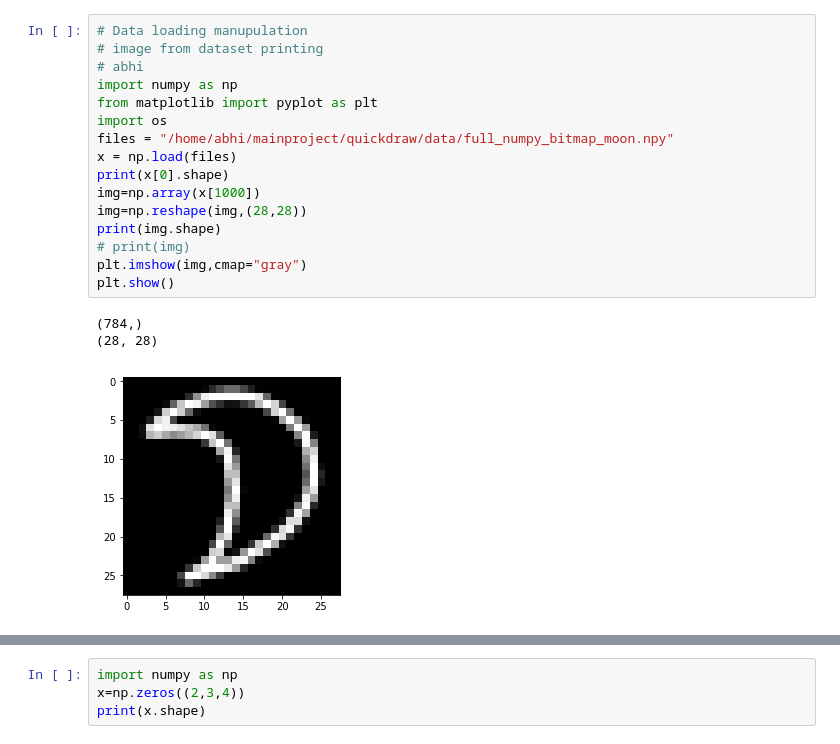
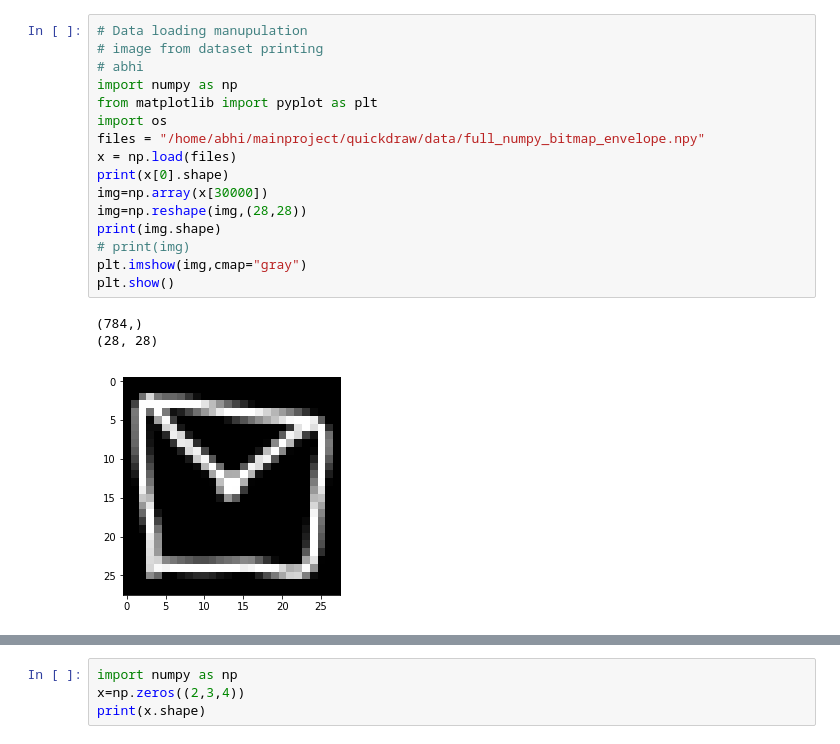
Before and after one commit to abhichacko/Quickdraw, a Jupyter notebook: quickdrawapplication.ipynb, the cells around one changed output, grey strips where cells are left out. Saved outputs shown, nothing was run; the diff lists cells and outputs as text.

```diff
--- a/quickdrawapplication.ipynb
+++ b/quickdrawapplication.ipynb
@@ -65,23 +69,23 @@ with open("labels", "wb") as f:
 # %%
 # Data loading manupulation
 # image from dataset printing
 # abhi
 import numpy as np
 from matplotlib import pyplot as plt
 import os
-files = "/home/abhi/mainproject/quickdraw/data/full_numpy_bitmap_moon.npy"
+files = "/home/abhi/mainproject/quickdraw/data/full_numpy_bitmap_envelope.npy"
 x = np.load(files)
 print(x[0].shape)
-img=np.array(x[1000])
+img=np.array(x[30000])
 img=np.reshape(img,(28,28))
 print(img.shape)
 # print(img)
 plt.imshow(img,cmap="gray")
 plt.show()
 # %% [output]
 (784,)
 (28, 28)
-[figure, old version]
+[figure, new version]
 # %%
 # modelcreation
 # abhi
```
Also changed, not shown: parts of 6 cells of this notebook.
